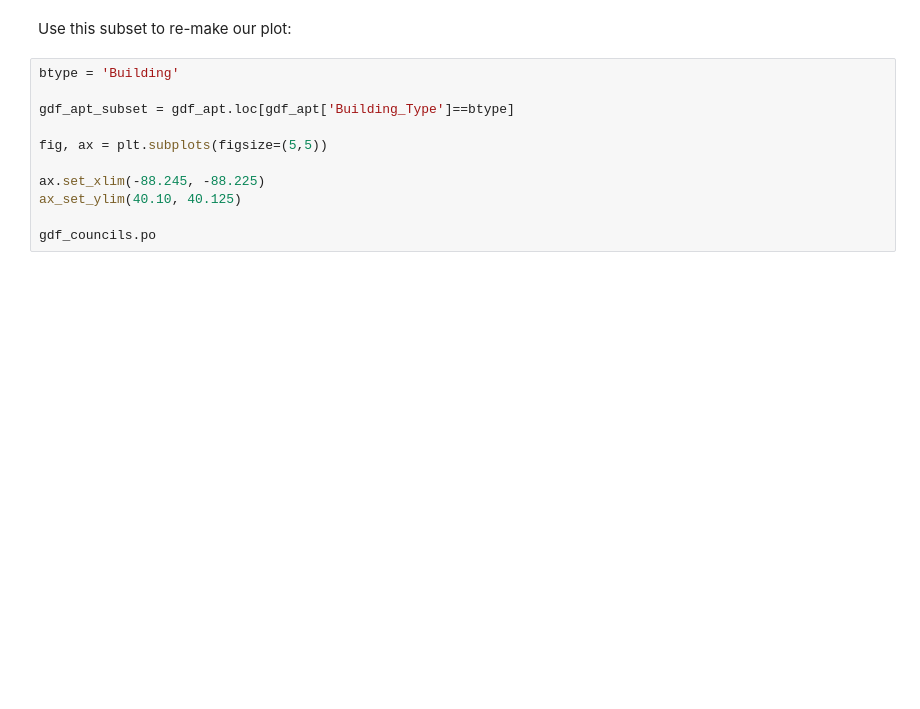
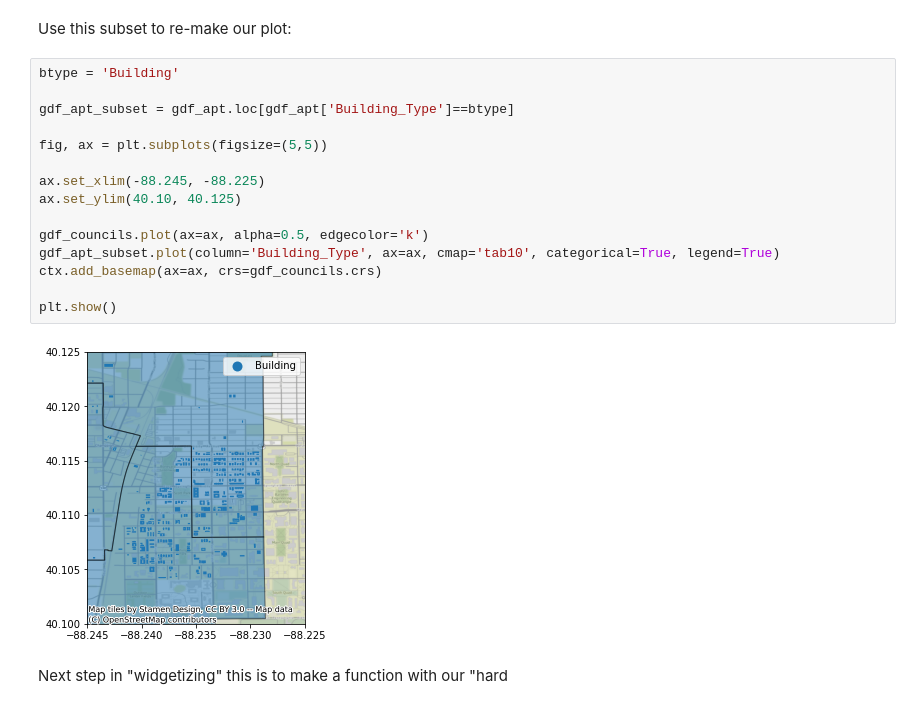
Before and after one commit to UIUC-iSchool-DataViz/is445_spring2021, a Jupyter notebook: week07/inClass_week07.ipynb, the cells around one changed output. Drawn from its saved outputs; the diff is of its cells as text; blank space fills up the shorter version.

```diff
--- a/week07/inClass_week07.ipynb
+++ b/week07/inClass_week07.ipynb
@@ -652,11 +652,19 @@ Use this subset to re-make our plot:
 # %%
 btype = 'Building'
 
 gdf_apt_subset = gdf_apt.loc[gdf_apt['Building_Type']==btype]
 
 fig, ax = plt.subplots(figsize=(5,5))
 
 ax.set_xlim(-88.245, -88.225)
-ax_set_ylim(40.10, 40.125)
+ax.set_ylim(40.10, 40.125)
 
-gdf_councils.po
+gdf_councils.plot(ax=ax, alpha=0.5, edgecolor='k')
+gdf_apt_subset.plot(column='Building_Type', ax=ax, cmap='tab10', categorical=True, legend=True)
+ctx.add_basemap(ax=ax, crs=gdf_councils.crs)
+
+plt.show()
+# %% [output]
+[figure, added]
+# %% [markdown]
+Next step in "widgetizing" this is to make a function with our "hard
```
